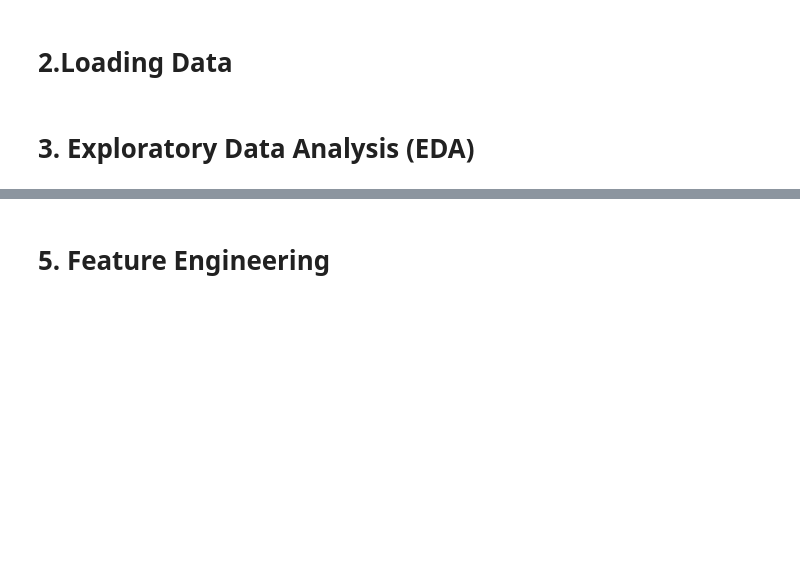
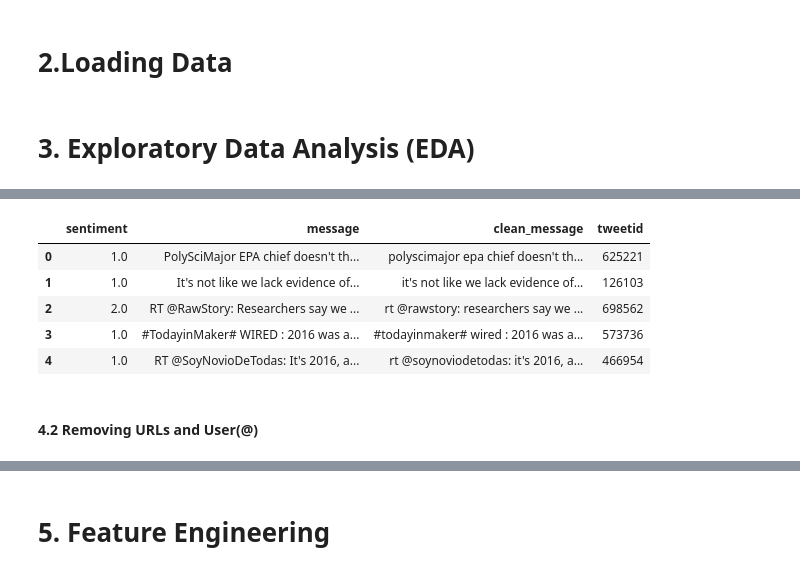
Before and after one commit to Sonkhe-Shongwe/Classification-Sprint-2307FTDS-Team-JL2, a Jupyter notebook: Classification_Sprint_2307FTDS_Team_JL2.ipynb, the cells around one changed output, grey strips where cells are left out. Cells and saved outputs as stored; diff of their text form; code cells hidden in the pictures; blank space fills up the shorter version.

```diff
--- a/Classification_Sprint_2307FTDS_Team_JL2.ipynb
+++ b/Classification_Sprint_2307FTDS_Team_JL2.ipynb
@@ -63,0 +218,13 @@ df_test =  pd.read_csv()
+# %%
+df_combined['clean_message'] = df_combined['clean_message'].str.lower()
+# %%
+df_combined.head()
+# %% [output]
+|  | sentiment | message | clean_message | tweetid |
+| 0 | 1.0 | PolySciMajor EPA chief doesn't th... | polyscimajor epa chief doesn't th... | 625221 |
+| 1 | 1.0 | It's not like we lack evidence of... | it's not like we lack evidence of... | 126103 |
+| 2 | 2.0 | RT @RawStory: Researchers say we ... | rt @rawstory: researchers say we ... | 698562 |
+| 3 | 1.0 | #TodayinMaker# WIRED : 2016 was a... | #todayinmaker# wired : 2016 was a... | 573736 |
+| 4 | 1.0 | RT @SoyNovioDeTodas: It's 2016, a... | rt @soynoviodetodas: it's 2016, a... | 466954 |
+# %% [markdown]
+#### 4.2 Removing URLs and User(@)
```
Also changed, not shown: parts of 56 cells of this notebook.
